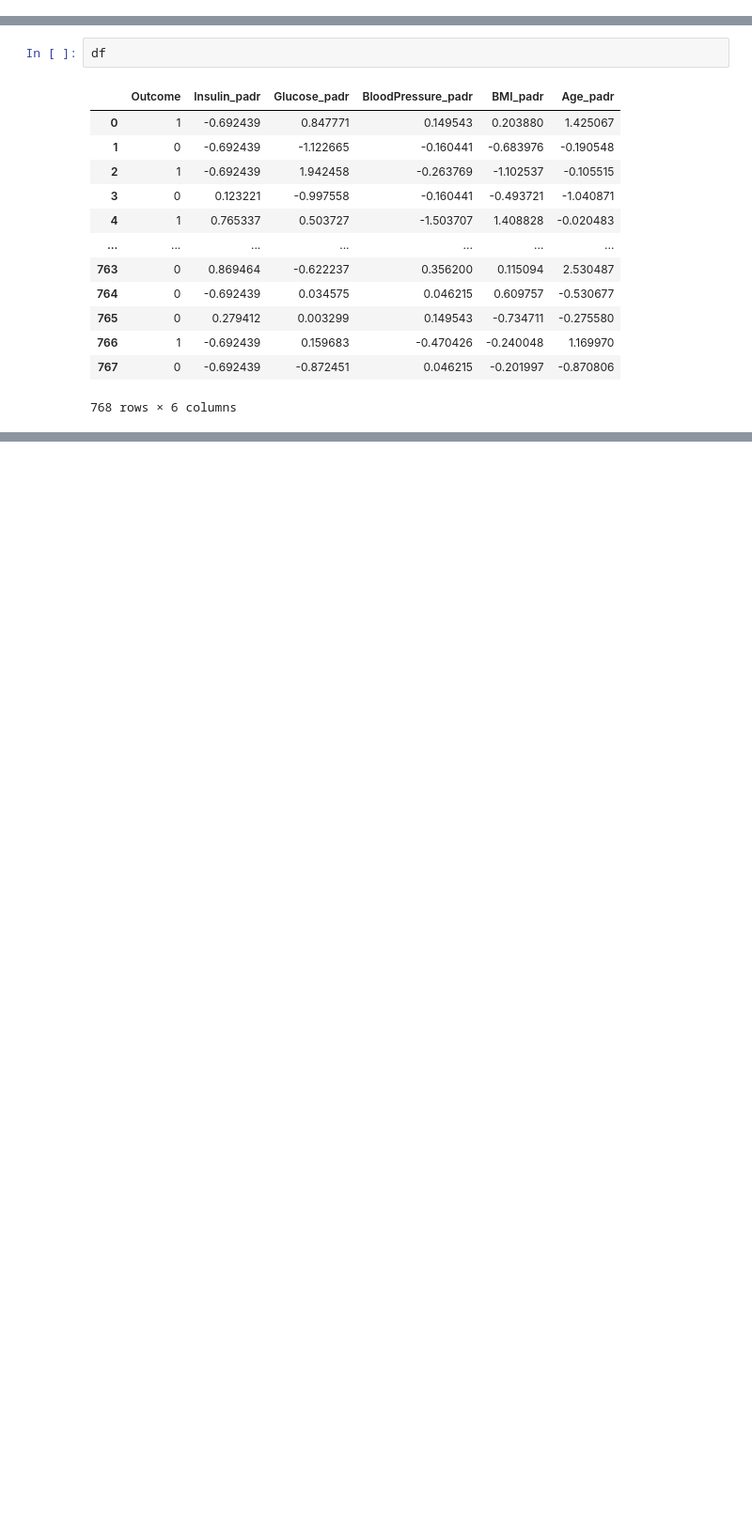
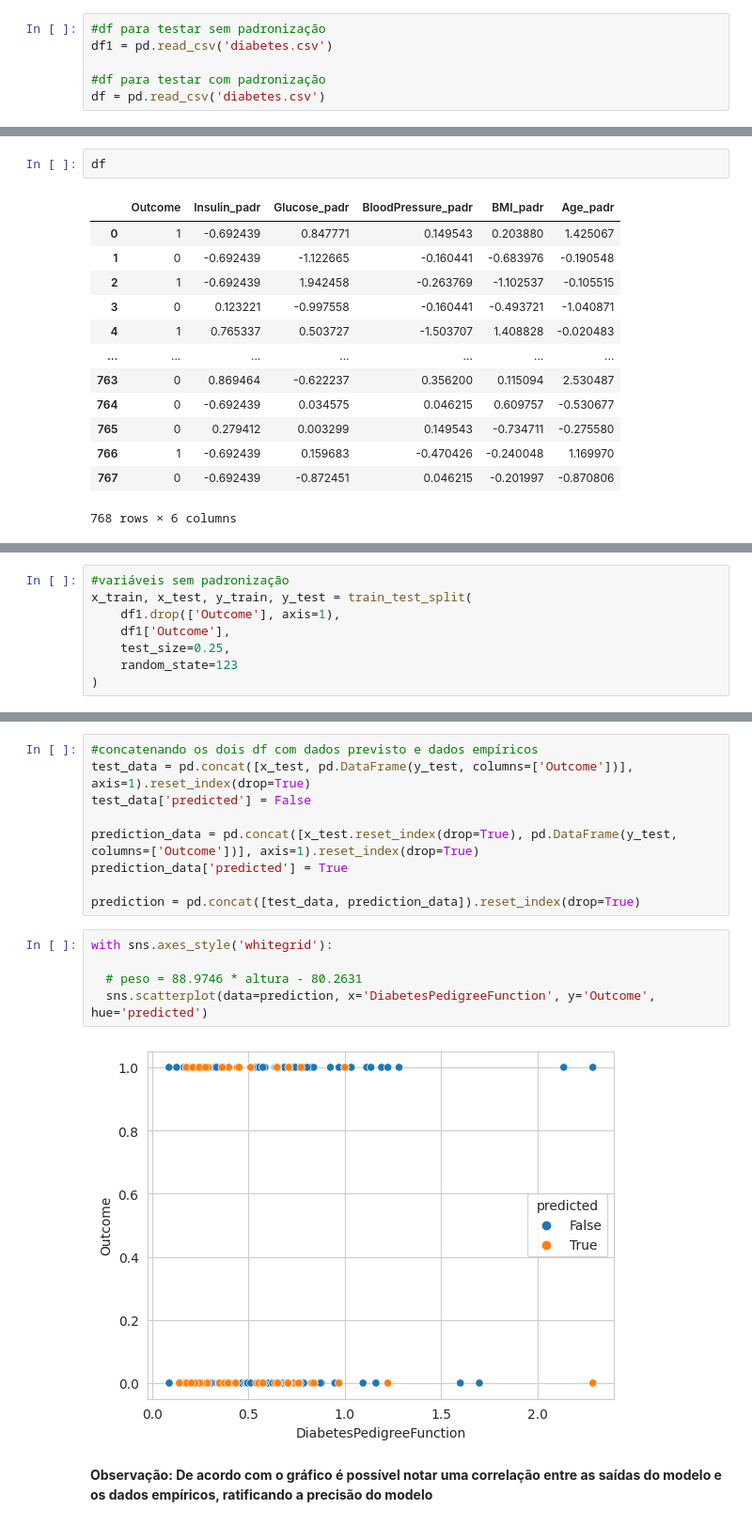
Before and after one commit to Wuisley/Machine-Learning, a Jupyter notebook: PROJETO_MACHINE_LEARNING_diabetes.ipynb, the cells around one changed output, grey strips where cells are left out. Shown at 94% size. Drawn from its saved outputs; the diff is of its cells as text; blank space fills up the shorter version.

Commit message:
Fazendo previsão por modelo logit

```diff
--- a/PROJETO_MACHINE_LEARNING_diabetes.ipynb
+++ b/PROJETO_MACHINE_LEARNING_diabetes.ipynb
@@ -53,3 +25,9 @@ df.shape
+# %%
+#df para testar sem padronização
+df1 = pd.read_csv('diabetes.csv')
+
+#df para testar com padronização
+df = pd.read_csv('diabetes.csv')
 # %% [markdown]
  **2. Tratamento de dados**
 # %%
@@ -173 +143,9 @@ print(len(df_treinamento))
+# %%
+#variáveis sem padronização
+x_train, x_test, y_train, y_test = train_test_split(
+    df1.drop(['Outcome'], axis=1),
+    df1['Outcome'],
+    test_size=0.25,
+    random_state=123
+)
 # %% [markdown]
@@ -243,0 +259,18 @@ previsao = predict_model(bayesian_model, data=df)
+# %%
+#concatenando os dois df com dados previsto e dados empíricos
+test_data = pd.concat([x_test, pd.DataFrame(y_test, columns=['Outcome'])], axis=1).reset_index(drop=True)
+test_data['predicted'] = False
+
+prediction_data = pd.concat([x_test.reset_index(drop=True), pd.DataFrame(y_test, columns=['Outcome'])], axis=1).reset_index(drop=True)
+prediction_data['predicted'] = True
+
+prediction = pd.concat([test_data, prediction_data]).reset_index(drop=True)
+# %%
+with sns.axes_style('whitegrid'):
+
+  # peso = 88.9746 * altura - 80.2631
+  sns.scatterplot(data=prediction, x='DiabetesPedigreeFunction', y='Outcome', hue='predicted')
+# %% [output]
+[figure, added]
+# %% [markdown]
+**Observação: De acordo com o gráfico é possível notar uma correlação entre as saídas do modelo e os dados empíricos, ratificando a precisão do modelo**
```
Also changed, not shown: parts of 42 cells of this notebook.
